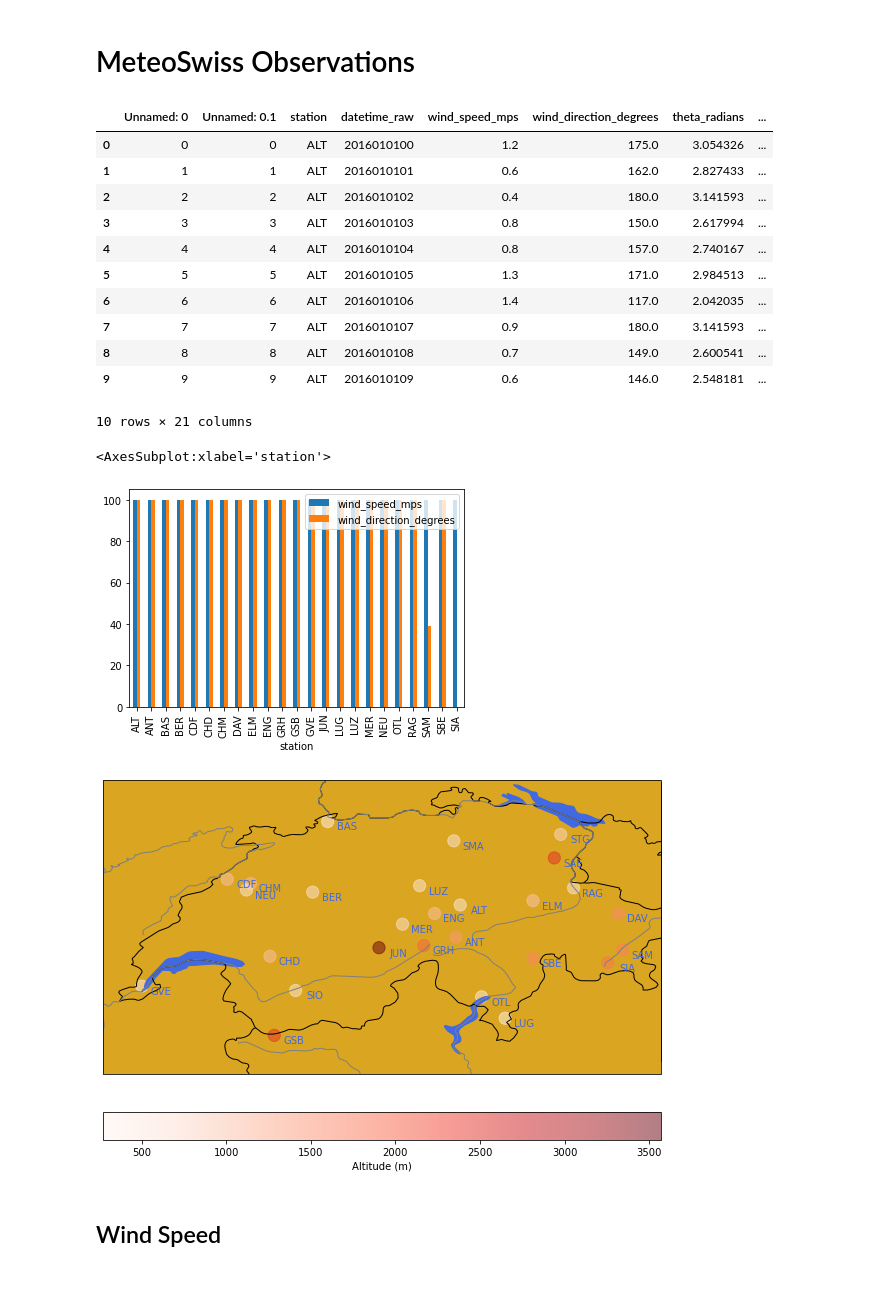
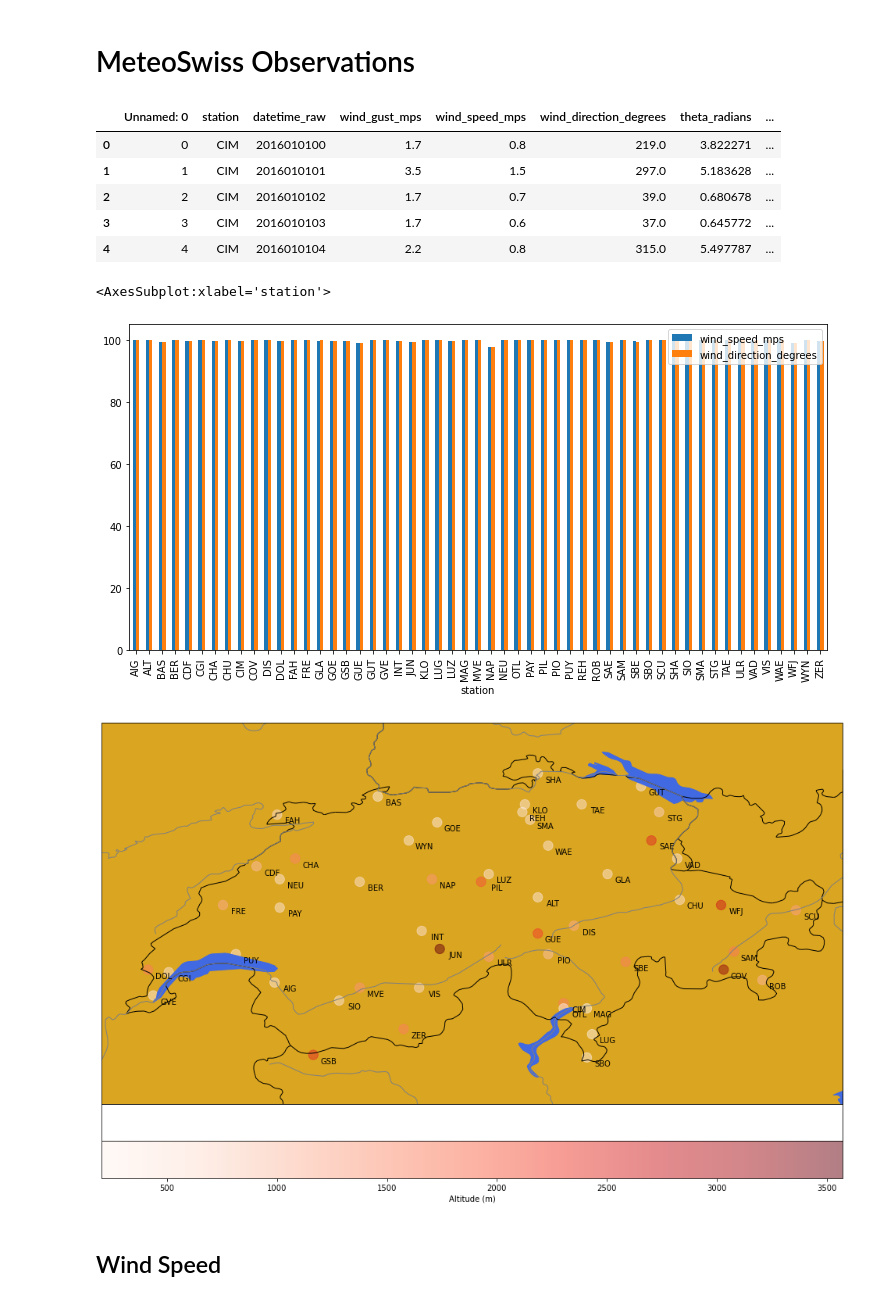
Before and after one commit to OpheliaMiralles/wind-downscaling-gan, a Jupyter notebook: notebooks/data_exploration.ipynb, the cells around one changed output. Cells and saved outputs as stored; diff of their text form; code cells hidden in the pictures.

Commit message:
reorganised and added exploratory graphs

```diff
--- a/notebooks/data_exploration.ipynb
+++ b/notebooks/data_exploration.ipynb
@@ -56,30 +61,25 @@ fig.show()
 # %% [markdown]
 # MeteoSwiss Observations
 # %%
-file_obs = pathlib.Path(data_path, 'MS_observations/wind_2016_2021_processed.csv')
+file_obs = pathlib.Path(data_path, 'MS_observations/wind_2016_2021_processed_more_stations.csv')
 file_station = pathlib.Path(data_path, 'MS_observations/stations.txt')
 obs = pd.read_csv(file_obs)
-obs.head(10)
+obs.head(5)
 # %% [output]
-|  | Unnamed: 0 | Unnamed: 0.1 | station | datetime_raw | wind_speed_mps | wind_direction_degrees | theta_radians | ... |
-| 0 | 0 | 0 | ALT | 2016010100 | 1.2 | 175.0 | 3.054326 | ... |
-| 1 | 1 | 1 | ALT | 2016010101 | 0.6 | 162.0 | 2.827433 | ... |
-| 2 | 2 | 2 | ALT | 2016010102 | 0.4 | 180.0 | 3.141593 | ... |
-| 3 | 3 | 3 | ALT | 2016010103 | 0.8 | 150.0 | 2.617994 | ... |
-| 4 | 4 | 4 | ALT | 2016010104 | 0.8 | 157.0 | 2.740167 | ... |
-| 5 | 5 | 5 | ALT | 2016010105 | 1.3 | 171.0 | 2.984513 | ... |
-| 6 | 6 | 6 | ALT | 2016010106 | 1.4 | 117.0 | 2.042035 | ... |
-| 7 | 7 | 7 | ALT | 2016010107 | 0.9 | 180.0 | 3.141593 | ... |
-| 8 | 8 | 8 | ALT | 2016010108 | 0.7 | 149.0 | 2.600541 | ... |
-| 9 | 9 | 9 | ALT | 2016010109 | 0.6 | 146.0 | 2.548181 | ... |
+|  | Unnamed: 0 | station | datetime_raw | wind_gust_mps | wind_speed_mps | wind_direction_degrees | theta_radians | ... |
+| 0 | 0 | CIM | 2016010100 | 1.7 | 0.8 | 219.0 | 3.822271 | ... |
+| 1 | 1 | CIM | 2016010101 | 3.5 | 1.5 | 297.0 | 5.183628 | ... |
+| 2 | 2 | CIM | 2016010102 | 1.7 | 0.7 | 39.0 | 0.680678 | ... |
+| 3 | 3 | CIM | 2016010103 | 1.7 | 0.6 | 37.0 | 0.645772 | ... |
+| 4 | 4 | CIM | 2016010104 | 2.2 | 0.8 | 315.0 | 5.497787 | ... |
-10 rows × 21 columns
 # %%
 def pct_data_available(x: pd.Series):
     return 100*x.count()/len(x)
-obs.groupby('station').agg({'wind_speed_mps': pct_data_available, 'wind_direction_degrees':pct_data_available}).plot(kind='bar')
+obs.groupby('station').agg({'wind_speed_mps': pct_data_available, 'wind_direction_degrees':pct_data_available})\
+.plot(kind='bar', figsize=(12.5,6))
 # %% [output]
 <AxesSubplot:xlabel='station'>
-[figure, old version]
+[figure, new version]
 # %%
 stations=process_station_txt_file_from_MeteoSwiss(file_station)\
 .assign(enriched_name = lambda x: x['station_name'] + ' ('+ x['station'] + ')')
@@ -102,14 +102,14 @@ def plot_stations(ax, stations_df):
     plt.colorbar(c_scheme, location='bottom', pad=0.07,
                  label='Altitude (m)', ax=ax)
     for s, d in stations.groupby('station'):
-        ax.text(d.lon+0.15, d.lat-0.04, s, transform=HigherResPlateCarree(),
-                fontsize=10, c='royalblue', horizontalalignment='center', verticalalignment='center')
+        ax.text(d.lon+0.1, d.lat-0.04, s, transform=HigherResPlateCarree(),
+                fontsize=10, c='black', horizontalalignment='center', verticalalignment='center')
 subplot_kw = {'projection': HigherResPlateCarree()}
-fig, ax1 = plt.subplots(ncols=1, subplot_kw=subplot_kw, figsize=(10, 10))
+fig, ax1 = plt.subplots(ncols=1, subplot_kw=subplot_kw, figsize=(17, 12.5))
 plot_stations(ax1, stations)
 fig.show()
 # %% [output]
-[figure, old version]
+[figure, new version]
 # %% [markdown]
 ## Wind Speed
 # %%
```
Also changed, not shown: parts of 17 cells of this notebook, 10 other files.
